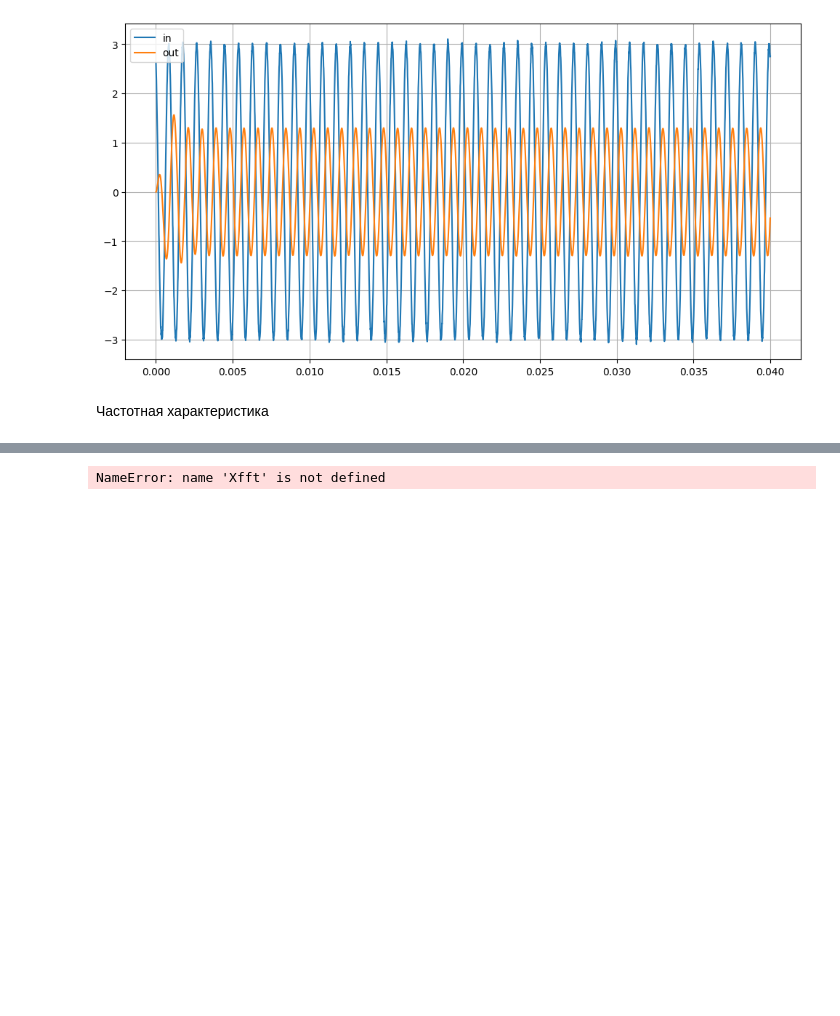
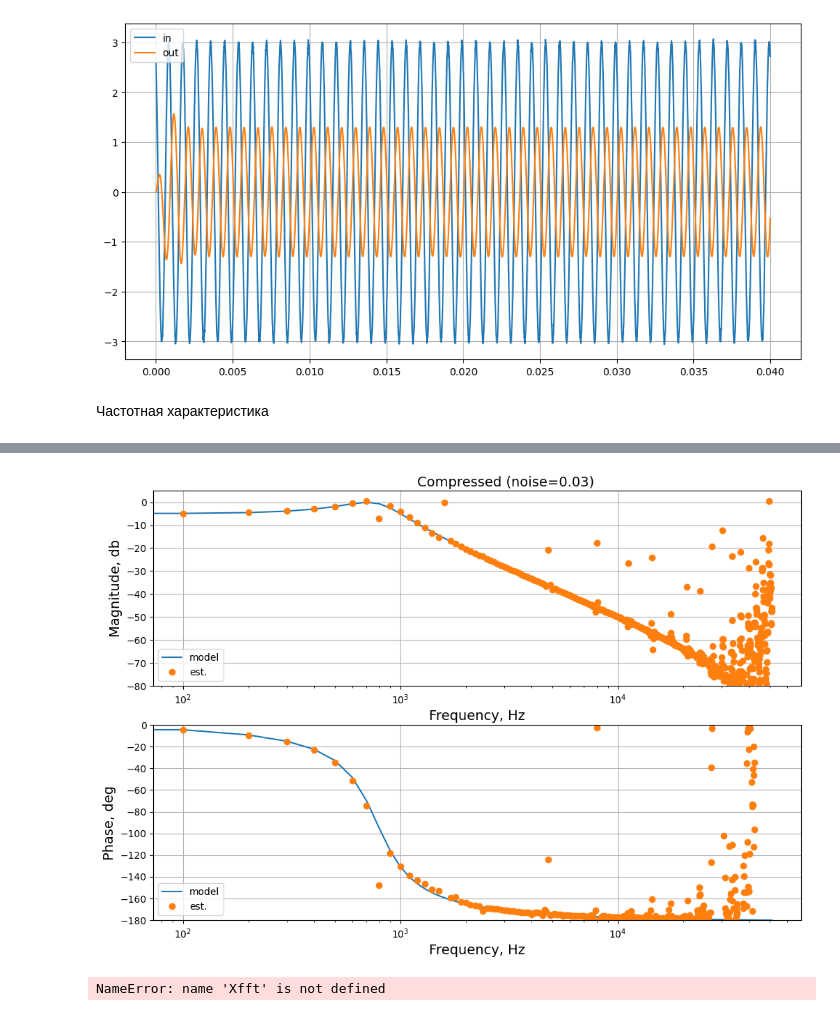
Before and after one commit to romangorbunov91/daub_5_3-int-to-int, a Jupyter notebook: fft_test.ipynb, the cells around one changed output, grey strips where cells are left out. Saved outputs shown, nothing was run; the diff lists cells and outputs as text; code cells hidden in the pictures; blank space fills up the shorter version.

```diff
--- a/fft_test.ipynb
+++ b/fft_test.ipynb
@@ -170,3 +181,42 @@ plt.show()
+# %%
+x_sq = np.empty((N_FREQ,), dtype=object)
+for k, xf in enumerate(x):
+    x_sq[k] = xf[-N_FFT:].reshape(32, -1)
+
+y_sq = np.empty((N_FREQ,), dtype=object)
+for k, yf in enumerate(y):
+    y_sq[k] = np.array(yf[-N_FFT:]).reshape(32, -1)
+# %%
+x_compr_2D = np.empty((N_FREQ,), dtype=object)
+y_compr_2D = np.empty((N_FREQ,), dtype=object)
+
+for k, xf in enumerate(x_sq):
+    x_coeff = np.zeros((32,32))
+    x_coeff[-16:,:16] = daub_5_3_lift_2D(xf, int_flag=False)[-16:,:16]
+    x_compr_2D[k] = idaub_5_3_lift_2D(x_coeff, int_flag=False).ravel()
+
+for k, yf in enumerate(y_sq):
+    y_coeff = np.zeros((32,32))
+    y_coeff[-16:,:16] = daub_5_3_lift_2D(yf, int_flag=False)[-16:,:16]
+    y_compr_2D[k] = idaub_5_3_lift_2D(y_coeff, int_flag=False).ravel()
+
+complex_gain_compr_2D = freq_resp(x_compr_2D, y_compr_2D, N_FREQ)
+gain_abs_arg_compr_2D = [20*np.log10(np.abs(complex_gain_compr_2D)), np.unwrap(np.angle(complex_gain_compr_2D))*180/np.pi]
+# %%
+fig, axes = plt.subplots(nrows=2, ncols=1, figsize=user_frsize)
+for ax, plot_var, ylim, ylable, gain in zip(axes, filter_abs_phase, user_ylim, user_ylabel, gain_abs_arg_compr_2D):
+    ax.plot(freq_graph, plot_var, label='model')
+    ax.plot(freq, gain, 'o', label='est.')
+    ax.set_xscale('log')
+    ax.set_xlabel('Frequency, Hz', fontsize=user_fontsize)
+    ax.set_ylim(ylim)
+    ax.set_ylabel(ylable, fontsize=user_fontsize)
+    ax.legend()
+    ax.grid(True)
+plt.text(1200, 220, 'Compressed (noise=' + str(NOISE_MAG) + ')', fontsize=user_fontsize)
+plt.show()
+# %% [output]
+[figure, added]
 # %%
 print(np.abs(Xfft[int(freq_inj/F_LOW)]), np.angle(Xfft[int(freq_inj/F_LOW)]), phi_x)
 print(np.abs(Yfft[int(freq_inj/F_LOW)]), np.angle(Yfft[int(freq_inj/F_LOW)]))
```
Also changed, not shown: parts of 8 cells of this notebook.
